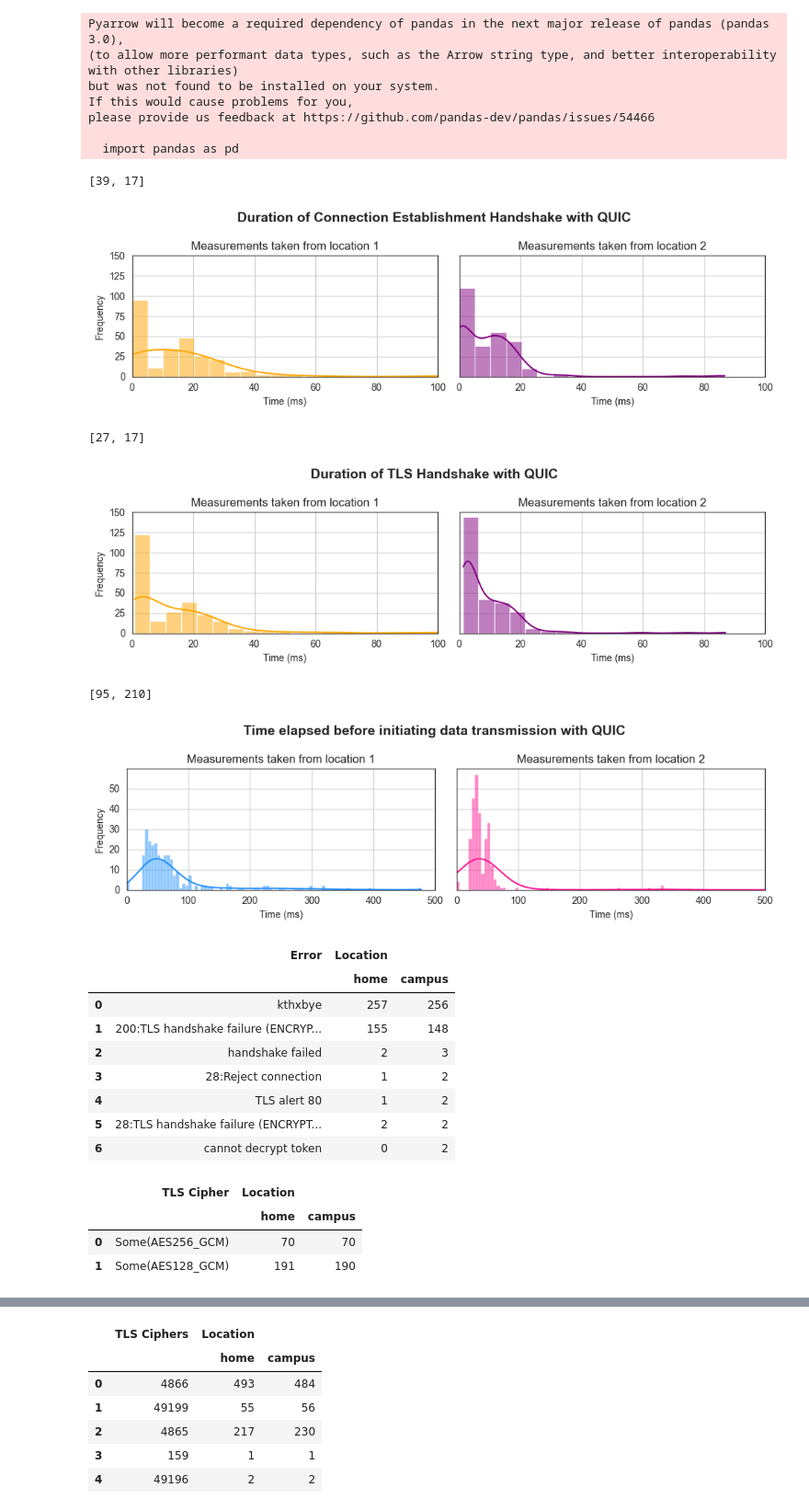
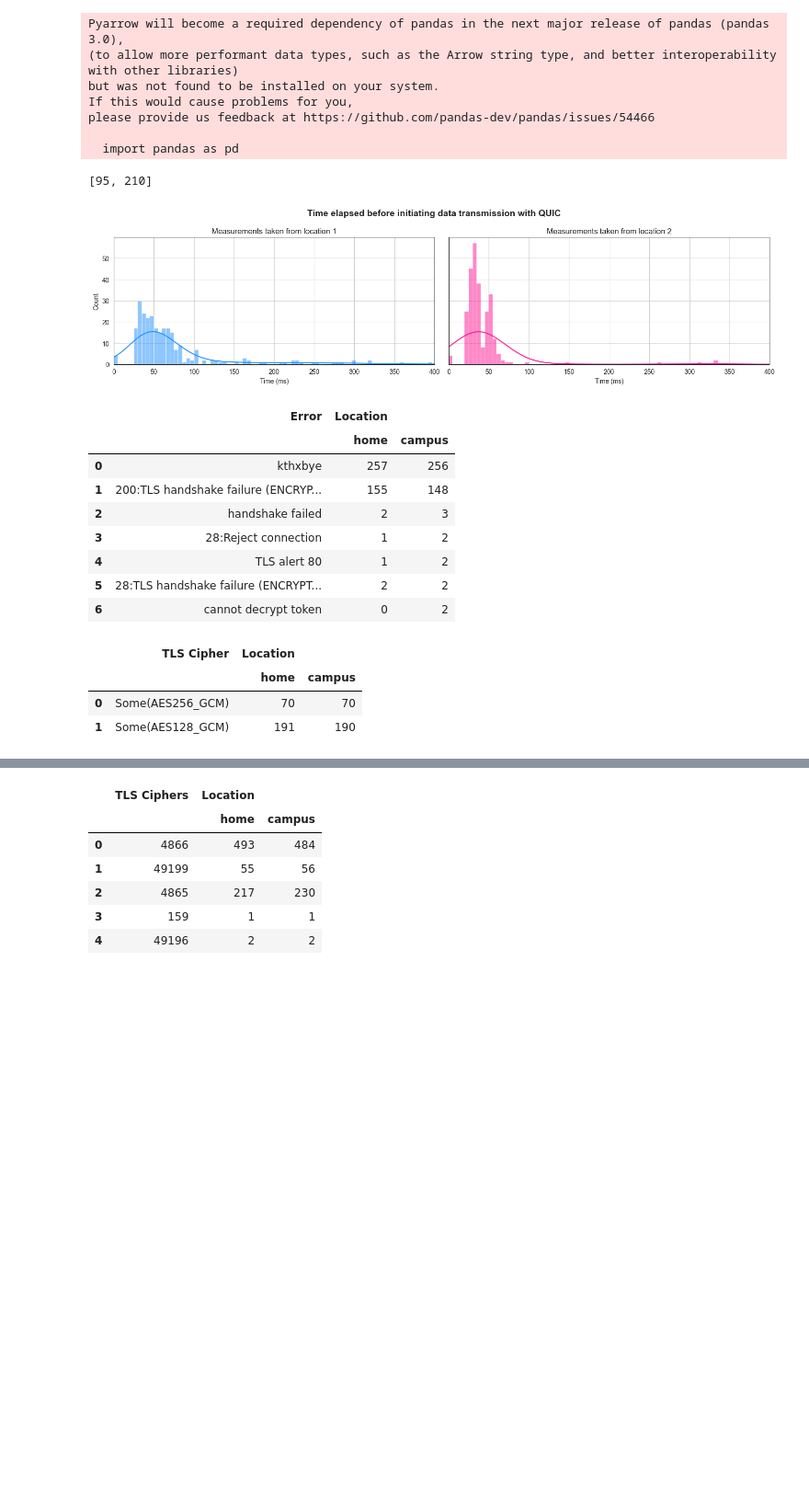
Before and after one commit to laradagata/l4project, a Jupyter notebook: src/main/data_analysis.ipynb, the cells around one changed output, grey strips where cells are left out. Shown at 92% size. Cells and saved outputs as stored; diff of their text form; code cells hidden in the pictures; blank space fills up the shorter version.

Commit message:
Generated overlapping graphs for handshake duration and time before data transfer

```diff
--- a/src/main/data_analysis.ipynb
+++ b/src/main/data_analysis.ipynb
@@ -410,19 +373,15 @@ for folder in os.listdir():
 # %%
 #print("Average time to complete handshake: ", getMeanTime(handshake_times), "ms")
 #generateHandshakeTimeDistribution(handshake_times)
-generateHandshakeTimeDistribution(handshake_times, 1, "Connection Establishment", "QUIC")
-generateHandshakeTimeDistribution(tls_handshake_times, 1, "TLS", "QUIC")
-generateHandshakeTimeDistribution(time_to_data_transfer, 2, proto="QUIC")
+#generateHandshakeTimeDistribution(handshake_times, 1, "Connection Establishment", "QUIC")
+#generateHandshakeTimeDistribution(tls_handshake_times, 1, "TLS", "QUIC")
+generateHandshakeTimeDistribution(time_to_data_transfer, proto="QUIC")
 
 getTLSErrors(error_reasons)
 getTLSEstablishedInfo(tls_established)
 # %% [output]
-[39, 17]
+[95, 210]
-[figure, old version]
+[figure, new version]
-[27, 17]
-[figure, removed]
-[95, 210]
-[figure, removed]
 |  | Error | Location |  |
 |  |  | home | campus |
 | 0 | kthxbye | 257 | 256 |
```
Also changed, not shown: parts of 5 cells of this notebook.
